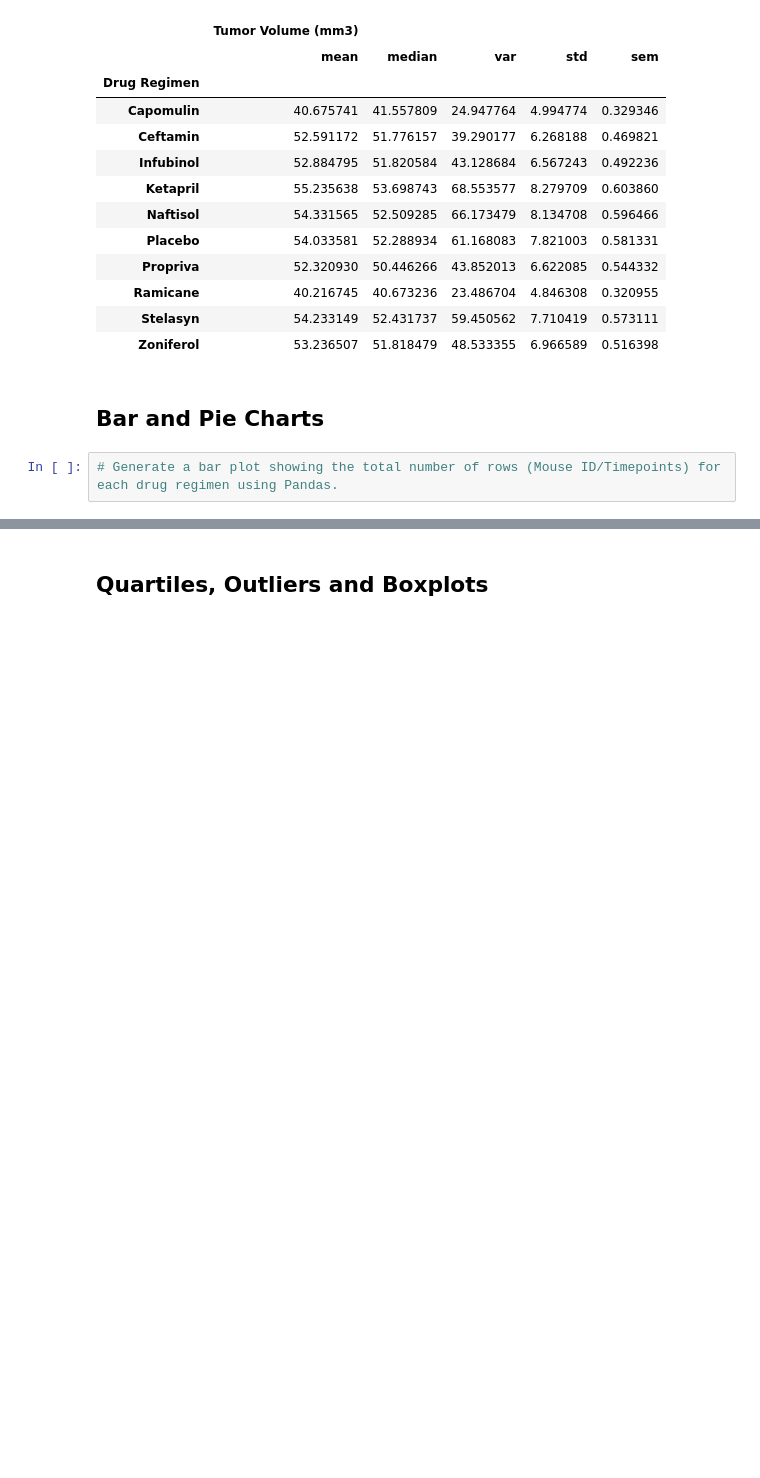
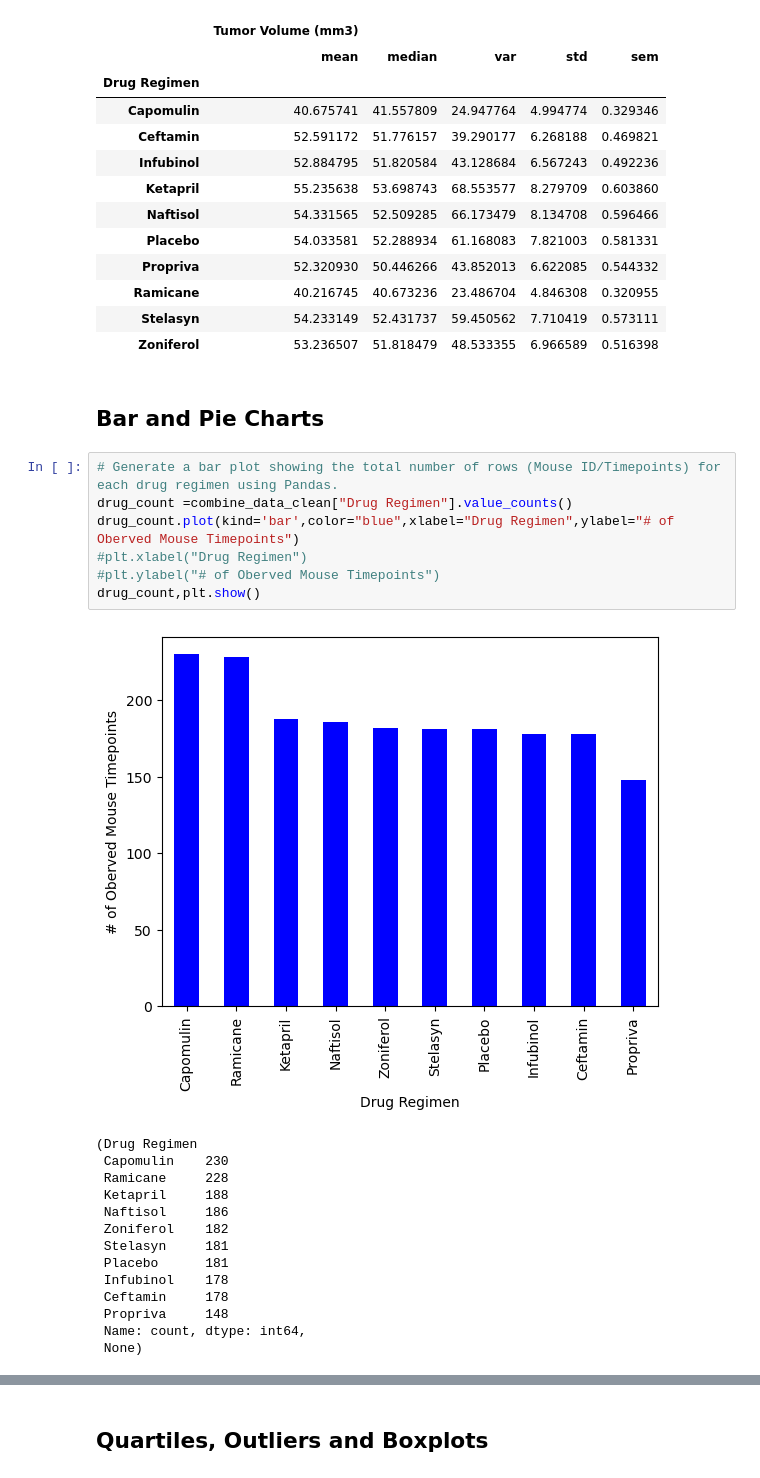
Before and after one commit to M-Soriano/Matplotlib, a Jupyter notebook: pymaceuticals_starter.ipynb, the cells around one changed output, grey strips where cells are left out. Cells and saved outputs as stored; diff of their text form; blank space fills up the shorter version.

Commit message:
In pynaceuticals_starter.ipynb adding  Bar and Pie charts section, as well as quartiles,outliers and Boxplots section

```diff
--- a/pymaceuticals_starter.ipynb
+++ b/pymaceuticals_starter.ipynb
@@ -143,5 +143,25 @@ combine_data_clean.groupby("Drug Regimen").agg({"Tumor Volume (mm3)":["mean","me
 ## Bar and Pie Charts
 # %%
 # Generate a bar plot showing the total number of rows (Mouse ID/Timepoints) for each drug regimen using Pandas.
+drug_count =combine_data_clean["Drug Regimen"].value_counts()
+drug_count.plot(kind='bar',color="blue",xlabel="Drug Regimen",ylabel="# of Oberved Mouse Timepoints")
+#plt.xlabel("Drug Regimen")
+#plt.ylabel("# of Oberved Mouse Timepoints")
+drug_count,plt.show()
+# %% [output]
+[figure, added]
+(Drug Regimen
+ Capomulin    230
+ Ramicane     228
+ Ketapril     188
+ Naftisol     186
+ Zoniferol    182
+ Stelasyn     181
+ Placebo      181
+ Infubinol    178
+ Ceftamin     178
+ Propriva     148
+ Name: count, dtype: int64,
+ None)
 # %%
 # Generate a bar plot showing the total number of rows (Mouse ID/Timepoints) for each drug regimen using pyplot.
```
Also changed, not shown: parts of 6 cells of this notebook.
